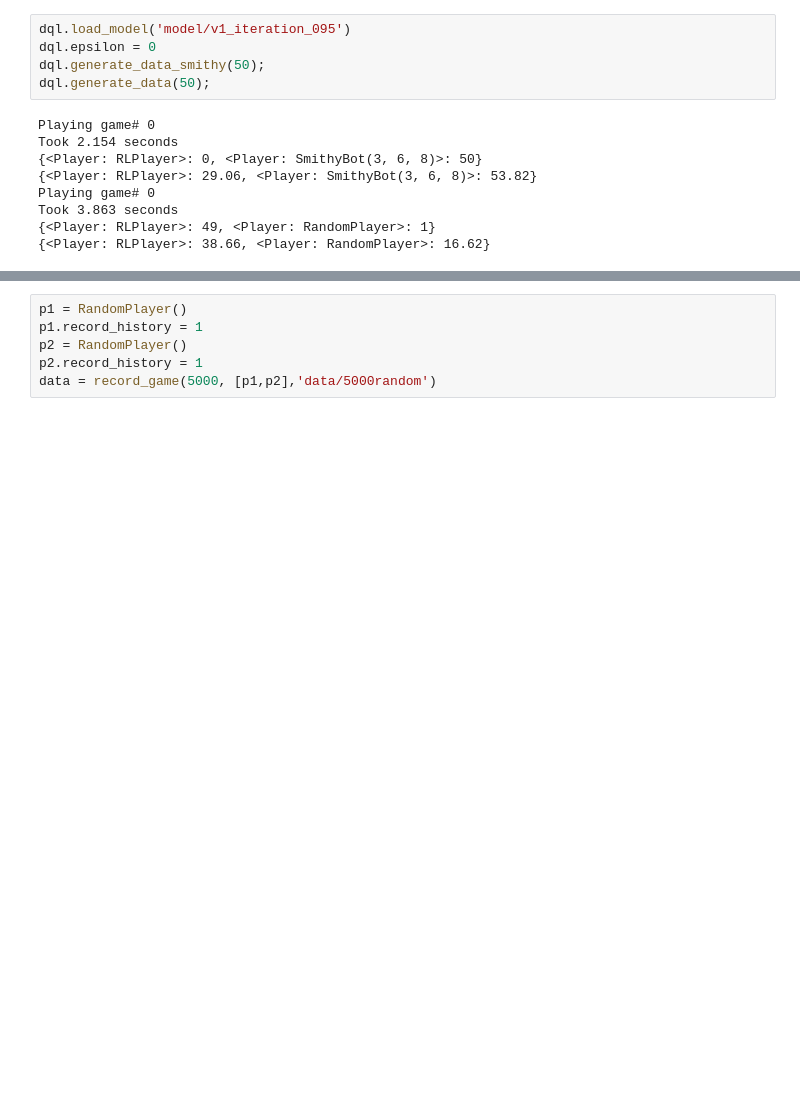
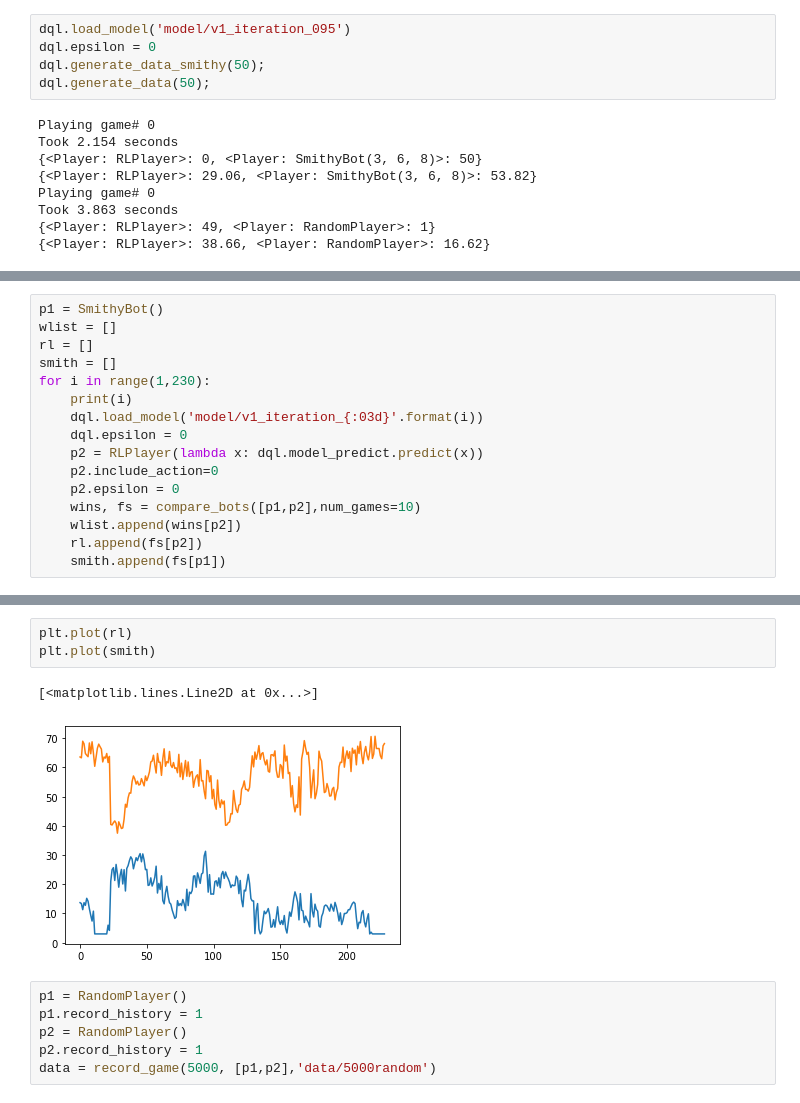
Before and after one commit to hungiyang/dominiate, a Jupyter notebook: dominiate/dominiate_testing.ipynb, the cells around one changed output, grey strips where cells are left out. Cells and saved outputs as stored; diff of their text form; blank space fills up the shorter version.

```diff
--- a/dominiate/dominiate_testing.ipynb
+++ b/dominiate/dominiate_testing.ipynb
@@ -96,0 +172,16 @@ Took 3.950 seconds
+# %%
+p1 = SmithyBot()
+wlist = []
+rl = []
+smith = []
+for i in range(1,230):
+    print(i)
+    dql.load_model('model/v1_iteration_{:03d}'.format(i))
+    dql.epsilon = 0
+    p2 = RLPlayer(lambda x: dql.model_predict.predict(x))
+    p2.include_action=0
+    p2.epsilon = 0
+    wins, fs = compare_bots([p1,p2],num_games=10)
+    wlist.append(wins[p2])
+    rl.append(fs[p2])
+    smith.append(fs[p1])
@@ -97,3 +206,9 @@ Took 3.950 seconds
+# %%
+plt.plot(rl)
+plt.plot(smith)
+# %% [output]
+[<matplotlib.lines.Line2D at 0x...>]
+[figure, added]
 # %%
 p1 = RandomPlayer()
 p1.record_history = 1
```
Also changed, not shown: parts of 15 cells of this notebook, 4 other files.
